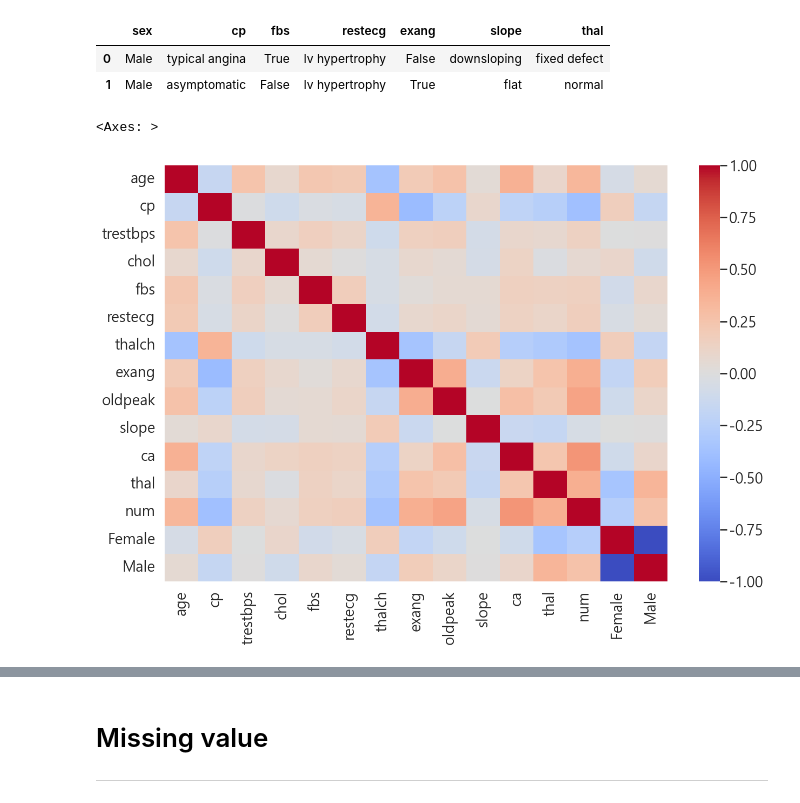
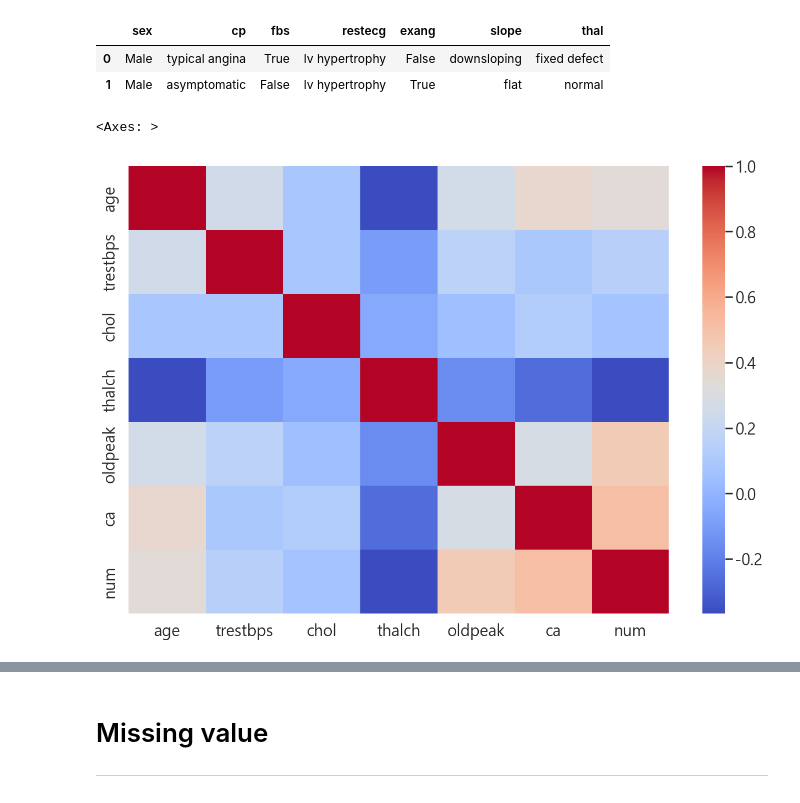
Before and after one commit to Pepi10/ML, a Jupyter notebook: 1Heart_Disease_re.ipynb, the cells around one changed output, grey strips where cells are left out. Cells and saved outputs as stored; diff of their text form; code cells hidden in the pictures.

```diff
--- a/1Heart_Disease_re.ipynb
+++ b/1Heart_Disease_re.ipynb
@@ -261,9 +261,9 @@ df.cp = df.cp.apply(cp)
 # %%
-df = df.drop(columns = {'sex'}).join(pd.get_dummies(df['sex']))
+# df = df.drop(columns = {'sex'}).join(pd.get_dummies(df['sex']))
 # %%
 plt.figure(figsize = (15,10))
-sns.heatmap(df.corr(), cmap = "coolwarm")
+sns.heatmap(df.select_dtypes(include = "number").corr(), cmap = "coolwarm")
 # %% [output]
 <Axes: >
-[figure, old version]
+[figure, new version]
 # %%
```
Also changed, not shown: parts of 20 cells of this notebook.
